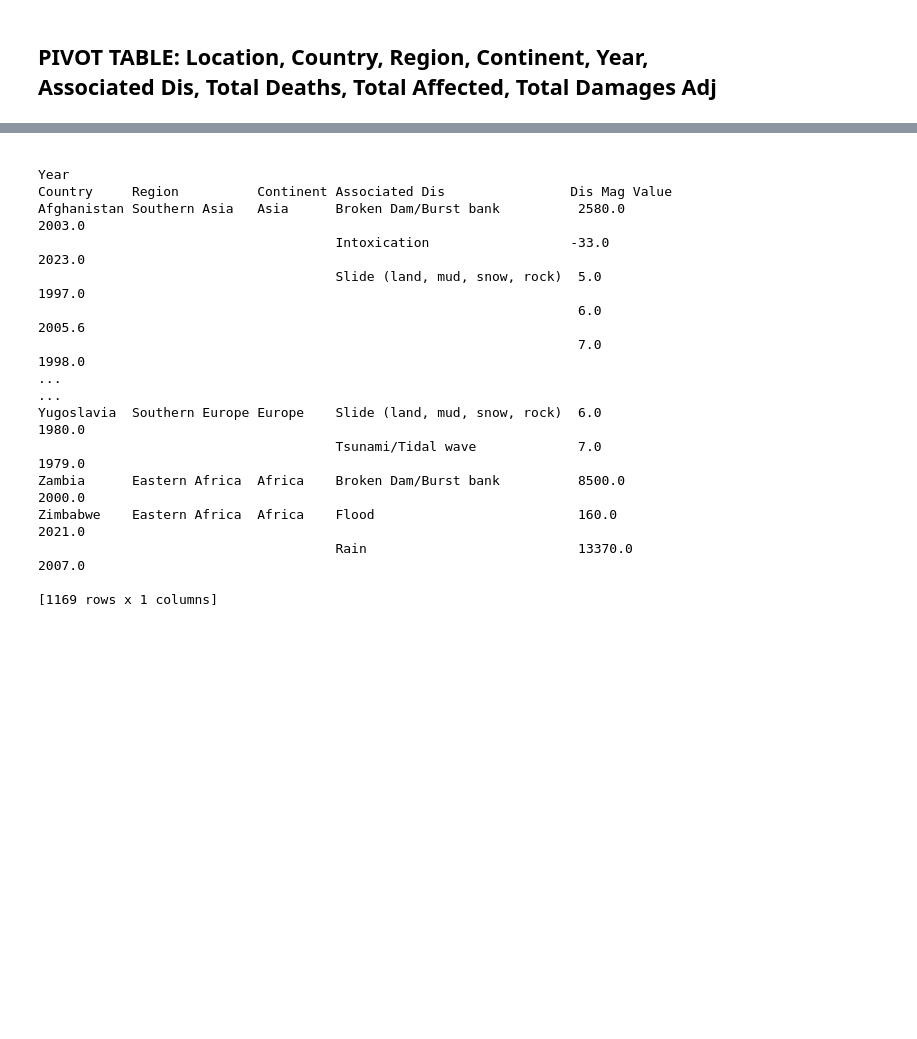
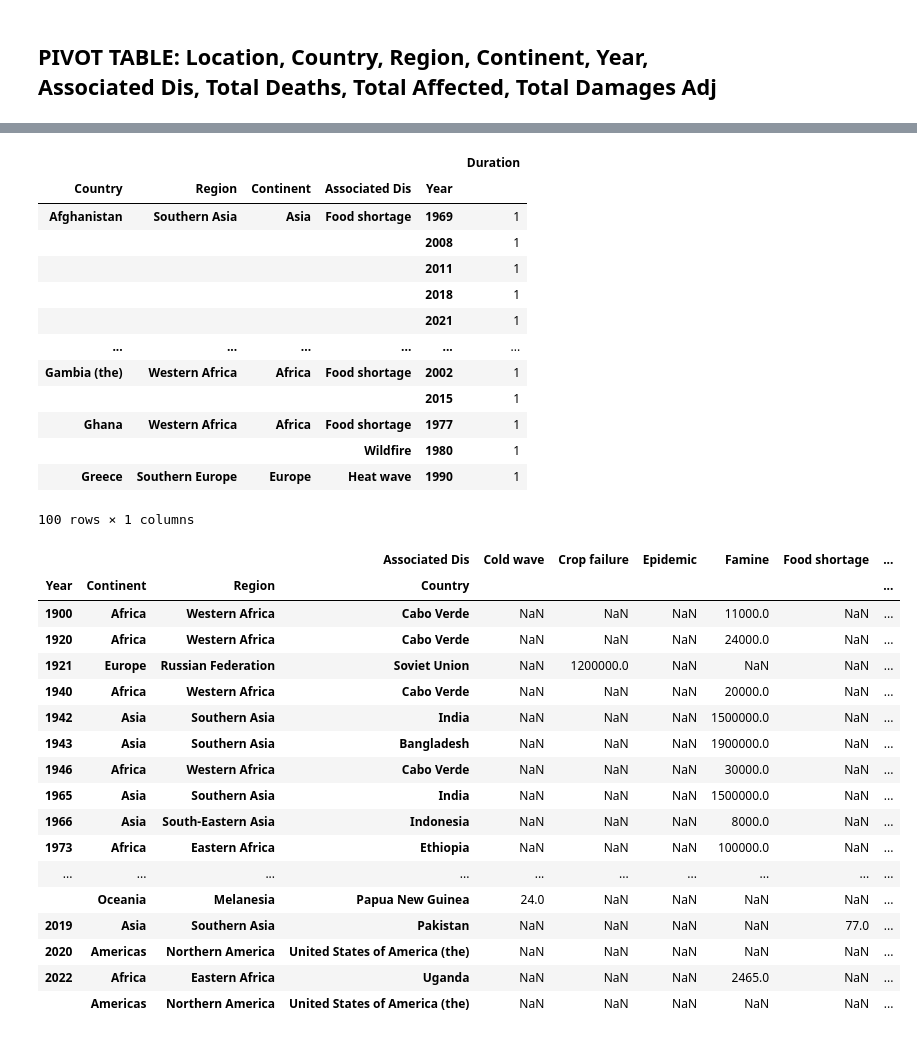
Before and after one commit to AleDataAnalyst/grupo2_desastresnaturales, a Jupyter notebook: Notebooks/01LimpiarDatos/01_Ele_PivotTable_Drought.ipynb, the cells around one changed output, grey strips where cells are left out. Saved outputs shown, nothing was run; the diff lists cells and outputs as text; code cells hidden in the pictures; blank space fills up the shorter version.

```diff
--- a/Notebooks/01LimpiarDatos/01_Ele_PivotTable_Drought.ipynb
+++ b/Notebooks/01LimpiarDatos/01_Ele_PivotTable_Drought.ipynb
@@ -19,0 +30,3 @@ df_drought.head()
+# %%
+df_drought['Duration'] = df_drought['End Year']-df_drought['Start Year']
+df_drought['Duration'].value_counts()
@@ -24,23 +69,42 @@ df_drought.head()
 filtered_data = df[['Country', 'Region' ,'Continent','Associated Dis', 'Year', 'Dis Mag Value']]
 
 # Crear pivot table considerada pivot principal
-pivot_table_drought = pd.pivot_table(filtered_data, values='Country', index=['Country', 'Region', 'Continent', 'Associated Dis','Dis Mag Value'])
-
-# Mostrar pivot table principal
-print(pivot_table_drought)
+pivot_table_drought = df_drought.pivot_table(index=['Country', 'Region', 'Continent', 'Associated Dis', 'Year'], values='Duration', aggfunc='count')
+pivot_table_drought.head(100)
 # %% [output]
+|  |  |  |  |  | Duration |
+| Country | Region | Continent | Associated Dis | Year |  |
+| Afghanistan | Southern Asia | Asia | Food shortage | 1969 | 1 |
+|  |  |  |  | 2008 | 1 |
+|  |  |  |  | 2011 | 1 |
+|  |  |  |  | 2018 | 1 |
+|  |  |  |  | 2021 | 1 |
+| ... | ... | ... | ... | ... | ... |
+| Gambia (the) | Western Africa | Africa | Food shortage | 2002 | 1 |
+|  |  |  |  | 2015 | 1 |
+| Ghana | Western Africa | Africa | Food shortage | 1977 | 1 |
+|  |  |  | Wildfire | 1980 | 1 |
+| Greece | Southern Europe | Europe | Heat wave | 1990 | 1 |
-                                                                                     Year
-Country     Region          Continent Associated Dis                Dis Mag Value
-Afghanistan Southern Asia   Asia      Broken Dam/Burst bank          2580.0        2003.0
-                                      Intoxication                  -33.0          2023.0
-                                      Slide (land, mud, snow, rock)  5.0           1997.0
-                                                                     6.0           2005.6
-                                                                     7.0           1998.0
-...                                                                                   ...
-Yugoslavia  Southern Europe Europe    Slide (land, mud, snow, rock)  6.0           1980.0
-                                      Tsunami/Tidal wave             7.0           1979.0
-Zambia      Eastern Africa  Africa    Broken Dam/Burst bank          8500.0        2000.0
-Zimbabwe    Eastern Africa  Africa    Flood                          160.0         2021.0
-                                      Rain                           13370.0       2007.0
-
-[1169 rows x 1 columns]
+100 rows × 1 columns
+# %%
+pivot_table_drought1 = df_drought.pivot_table(index=['Year', 'Continent', 'Region', 'Country'], columns= 'Associated Dis', values='Total Affected')
+pivot_table_drought1.head(45)
+# %% [output]
+|  |  |  | Associated Dis | Cold wave | Crop failure | Epidemic | Famine | Food shortage | ... |
+| Year | Continent | Region | Country |  |  |  |  |  | ... |
+| 1900 | Africa | Western Africa | Cabo Verde | NaN | NaN | NaN | 11000.0 | NaN | ... |
+| 1920 | Africa | Western Africa | Cabo Verde | NaN | NaN | NaN | 24000.0 | NaN | ... |
+| 1921 | Europe | Russian Federation | Soviet Union | NaN | 1200000.0 | NaN | NaN | NaN | ... |
+| 1940 | Africa | Western Africa | Cabo Verde | NaN | NaN | NaN | 20000.0 | NaN | ... |
+| 1942 | Asia | Southern Asia | India | NaN | NaN | NaN | 1500000.0 | NaN | ... |
+| 1943 | Asia | Southern Asia | Bangladesh | NaN | NaN | NaN | 1900000.0 | NaN | ... |
+| 1946 | Africa | Western Africa | Cabo Verde | NaN | NaN | NaN | 30000.0 | NaN | ... |
+| 1965 | Asia | Southern Asia | India | NaN | NaN | NaN | 1500000.0 | NaN | ... |
+| 1966 | Asia | South-Eastern Asia | Indonesia | NaN | NaN | NaN | 8000.0 | NaN | ... |
+| 1973 | Africa | Eastern Africa | Ethiopia | NaN | NaN | NaN | 100000.0 | NaN | ... |
+| ... | ... | ... | ... | ... | ... | ... | ... | ... | ... |
+|  | Oceania | Melanesia | Papua New Guinea | 24.0 | NaN | NaN | NaN | NaN | ... |
+| 2019 | Asia | Southern Asia | Pakistan | NaN | NaN | NaN | NaN | 77.0 | ... |
+| 2020 | Americas | Northern America | United States of America (the) | NaN | NaN | NaN | NaN | NaN | ... |
+| 2022 | Africa | Eastern Africa | Uganda | NaN | NaN | NaN | 2465.0 | NaN | ... |
+|  | Americas | Northern America | United States of America (the) | NaN | NaN | NaN | NaN | NaN | ... |
```
Also changed, not shown: parts of 6 cells of this notebook.
